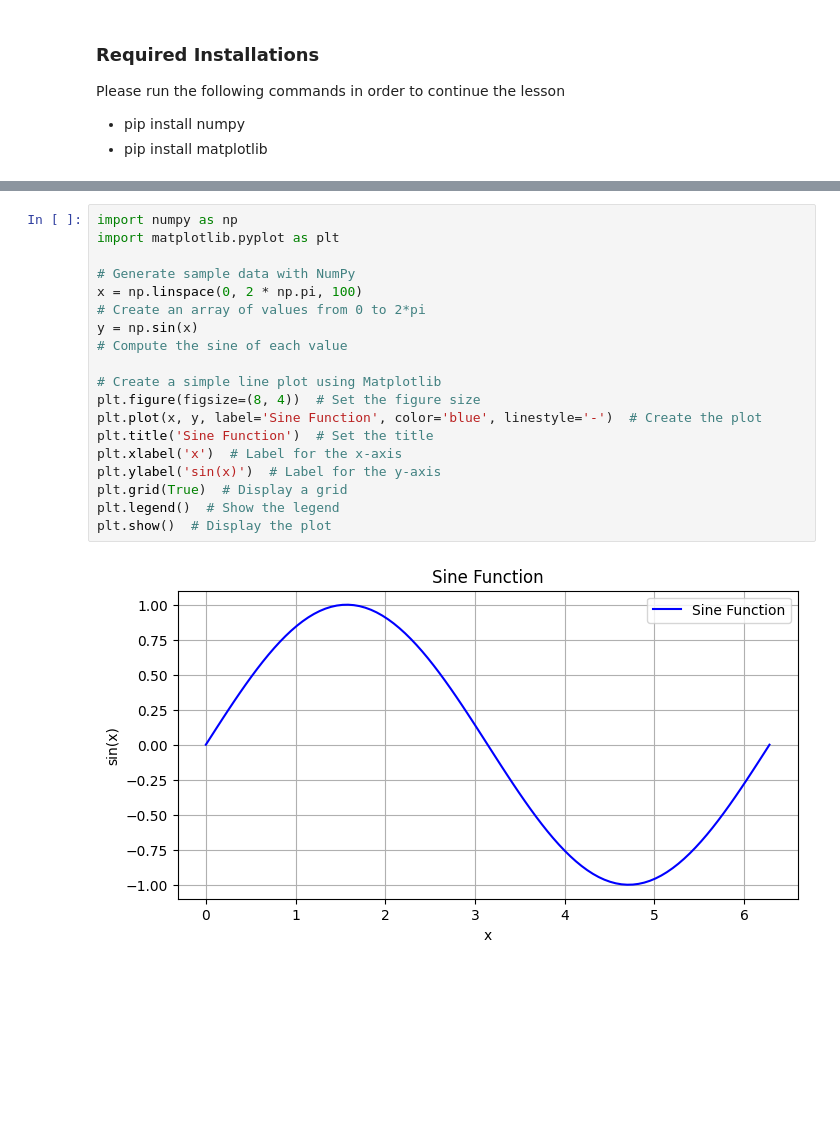
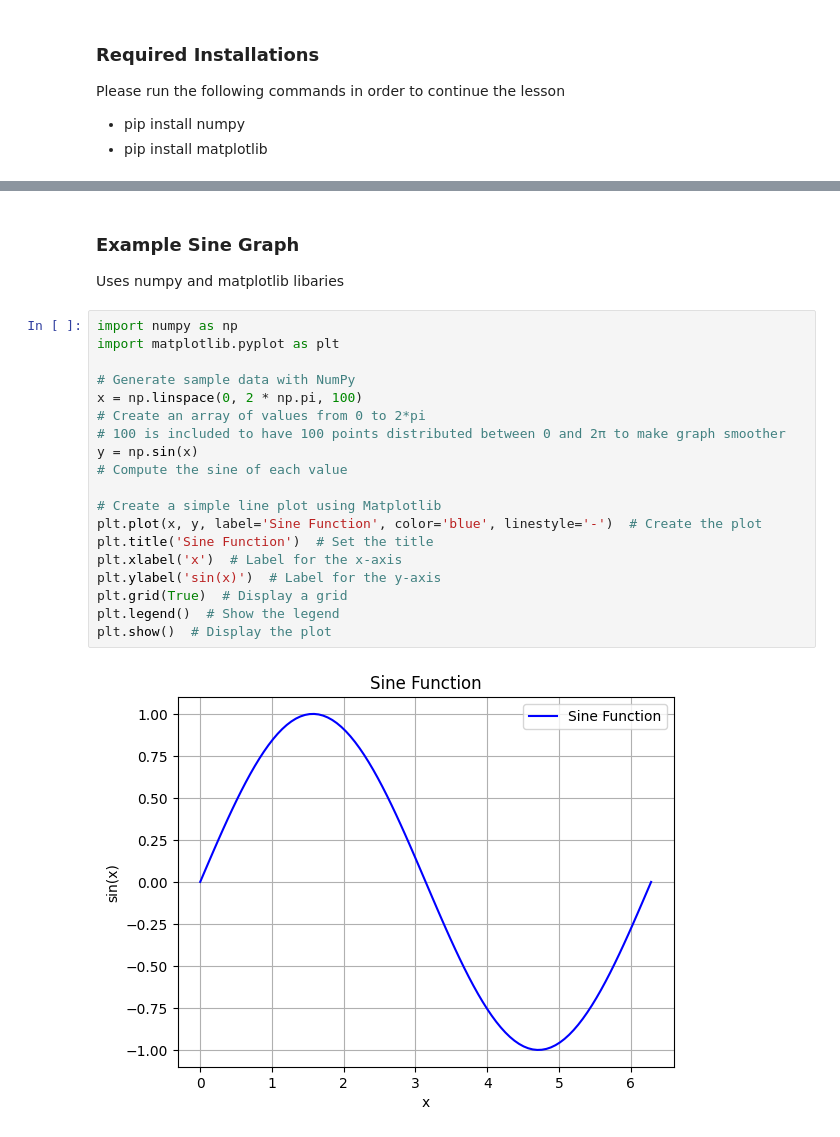
Before and after one commit to jkaeshim/Nighthawk-Pages, a Jupyter notebook: _notebooks/2023-10-26-Python-Libraries.ipynb, the cells around one changed output, grey strips where cells are left out. Cells and saved outputs as stored; diff of their text form; blank space fills up the shorter version.

```diff
--- a/_notebooks/2023-10-26-Python-Libraries.ipynb
+++ b/_notebooks/2023-10-26-Python-Libraries.ipynb
@@ -35,21 +40,24 @@ Please run the following commands in order to continue the lesson
+# %% [markdown]
+### Example Sine Graph
+Uses numpy and matplotlib libaries
 # %%
 import numpy as np
 import matplotlib.pyplot as plt
 
 # Generate sample data with NumPy
 x = np.linspace(0, 2 * np.pi, 100)
 # Create an array of values from 0 to 2*pi
+# 100 is included to have 100 points distributed between 0 and 2π to make graph smoother
 y = np.sin(x)
 # Compute the sine of each value
 
 # Create a simple line plot using Matplotlib
-plt.figure(figsize=(8, 4))  # Set the figure size
 plt.plot(x, y, label='Sine Function', color='blue', linestyle='-')  # Create the plot
 plt.title('Sine Function')  # Set the title
 plt.xlabel('x')  # Label for the x-axis
 plt.ylabel('sin(x)')  # Label for the y-axis
 plt.grid(True)  # Display a grid
 plt.legend()  # Show the legend
 plt.show()  # Display the plot
 # %% [output]
-[figure, old version]
+[figure, new version]
```
Also changed, not shown: parts of 8 cells of this notebook.
